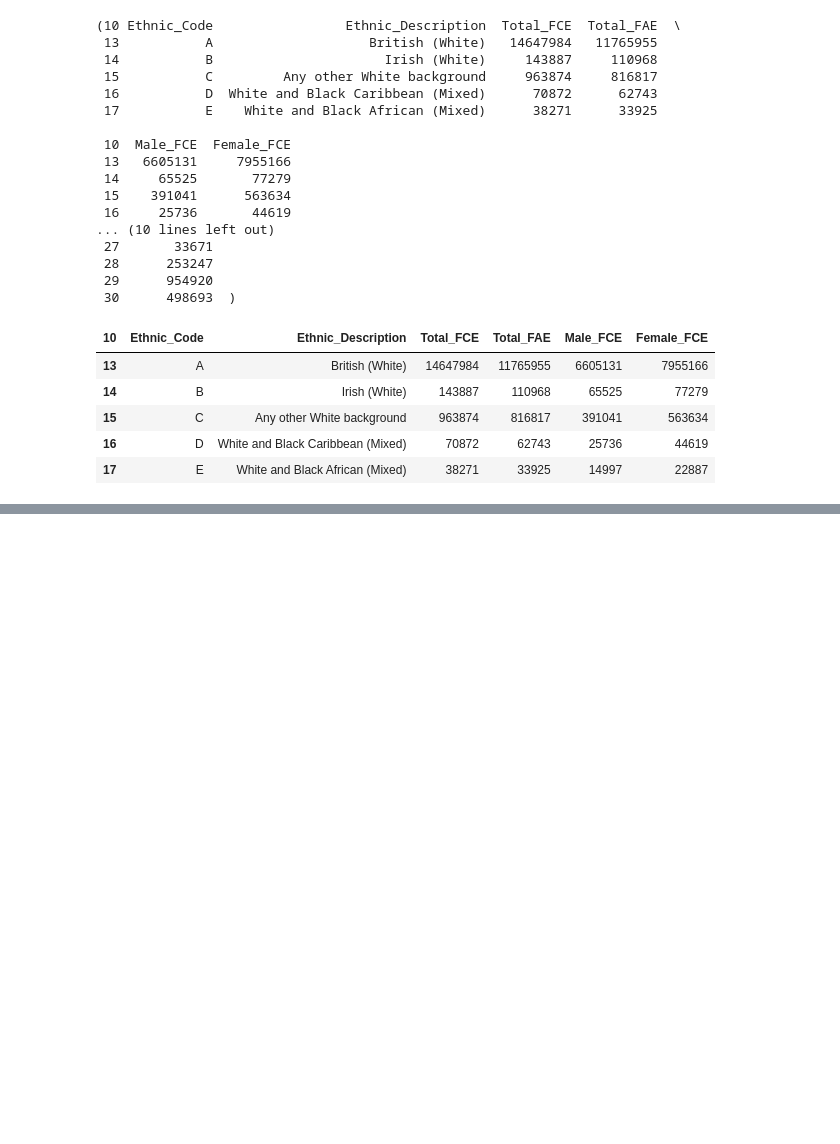
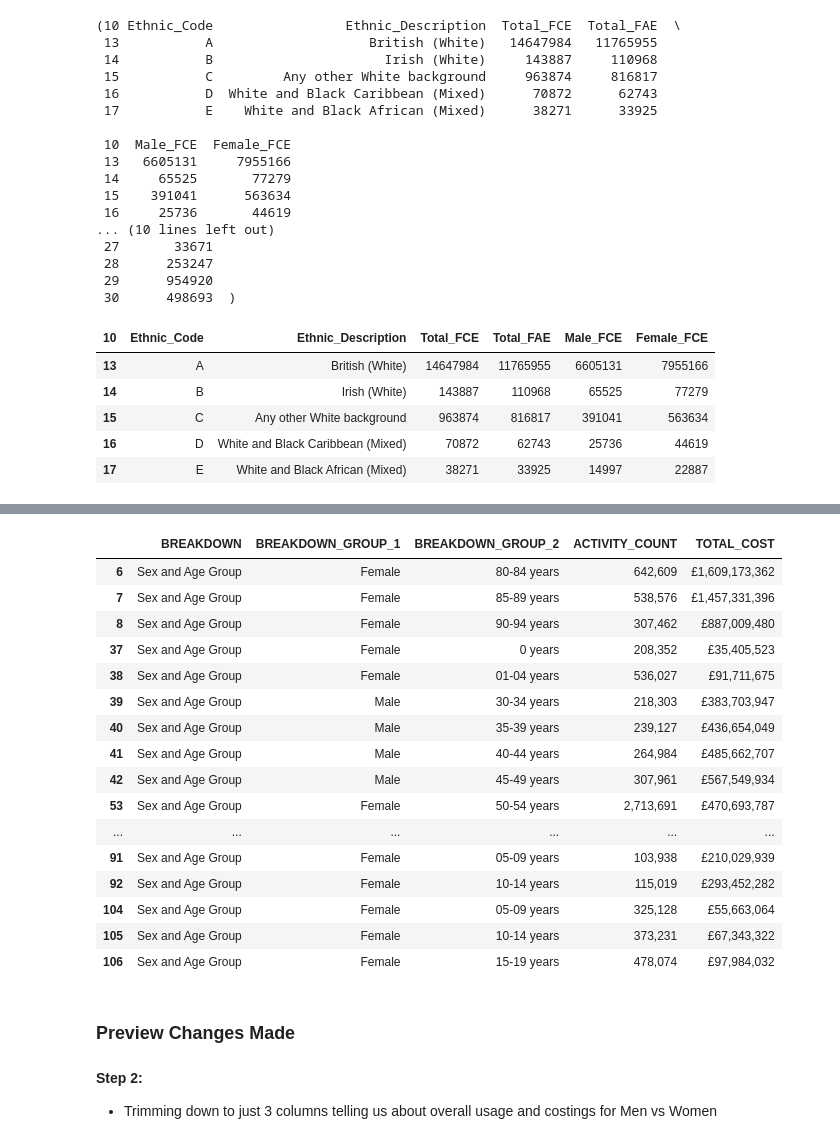
Before and after one commit to maymay238xx/Data-Science-Research-Project---Cisgender-and-Healthcare, a Jupyter notebook: notebooks/01-cleaning-reprocessing-notebook.ipynb, the cells around one changed output, grey strips where cells are left out. Drawn from its saved outputs; the diff is of its cells as text; code cells hidden in the pictures; blank space fills up the shorter version.

Commit message:
Combined cleaning into one notebook, added cleaning for supplementary datasets (UK Accounts & Patient Level Activity 2019-20), adding additional raw datasets, cleaned data to data/clean folder

```diff
--- a/notebooks/01-cleaning-reprocessing-notebook.ipynb
+++ b/notebooks/01-cleaning-reprocessing-notebook.ipynb
@@ -1095,0 +1112,5 @@ demog_sex_df.head()
+# %%
+file_path = "../data/raw/Integrated-Patient-Level-Activity-and-Costing-2021-22.csv"
+costing_21_22_df = pd.read_csv(file_path)
+
+costing_21_22_df.head()
@@ -1095,0 +1159,12 @@ demog_sex_df.head()
+# %%
+#Here I'm selecting which columns to include and dropping the remainder irrelevant ones
+costing_21_22_df["BREAKDOWN_GROUP_1"] = costing_21_22_df["BREAKDOWN_GROUP_1"].astype(str).str.strip()
+costing_21_22_df["BREAKDOWN_GROUP_2"] = costing_21_22_df["BREAKDOWN_GROUP_2"].astype(str).str.strip()
+
+costing_21_22_df["ACTIVITY_COUNT"] = pd.to_numeric(costing_21_22_df["ACTIVITY_COUNT"], errors="coerce")
+costing_21_22_df["TOTAL_COST"] = pd.to_numeric(costing_21_22_df["TOTAL_COST"], errors="coerce")
+
+
+costing_21_22_df = costing_21_22_df.dropna(subset=["ACTIVITY_COUNT", "TOTAL_COST"], how="all")
+
+costing_21_22_df.head()
@@ -1095,0 +1186,60 @@ demog_sex_df.head()
+# %%
+# filter to male and female only
+gender_df = costing_21_22_df[costing_21_22_df["BREAKDOWN_GROUP_1"].isin(["Male", "Female"])].copy()
+
+# keeps only the required columns
+gender_df = gender_df[[
+    "BREAKDOWN",
+    "BREAKDOWN_GROUP_1",
+    "BREAKDOWN_GROUP_2",
+    "ACTIVITY_COUNT",
+    "TOTAL_COST"
+]].copy()
+
+gender_summary = (
+    gender_df
+    .groupby("BREAKDOWN_GROUP_1", as_index=False)[["ACTIVITY_COUNT", "TOTAL_COST"]]
+    .sum()
+)
+#reformat ACTIVITY_COUNT and TOTAL_COST
+gender_df["ACTIVITY_COUNT"] = (
+    gender_df["ACTIVITY_COUNT"]
+    .fillna(0)
+    .round(0)
+    .astype(int)
+    .map("{:,}".format)
+)
+
+gender_df["TOTAL_COST"] = (
+    gender_df["TOTAL_COST"]
+    .fillna(0)
+    .round(0)
+    .astype(int)
+    .map("£{:,.0f}".format)
+)
+
+
+gender_df.head(20)
+# %% [output]
+|  | BREAKDOWN | BREAKDOWN_GROUP_1 | BREAKDOWN_GROUP_2 | ACTIVITY_COUNT | TOTAL_COST |
+| 6 | Sex and Age Group | Female | 80-84 years | 642,609 | £1,609,173,362 |
+| 7 | Sex and Age Group | Female | 85-89 years | 538,576 | £1,457,331,396 |
+| 8 | Sex and Age Group | Female | 90-94 years | 307,462 | £887,009,480 |
+| 37 | Sex and Age Group | Female | 0 years | 208,352 | £35,405,523 |
+| 38 | Sex and Age Group | Female | 01-04 years | 536,027 | £91,711,675 |
+| 39 | Sex and Age Group | Male | 30-34 years | 218,303 | £383,703,947 |
+| 40 | Sex and Age Group | Male | 35-39 years | 239,127 | £436,654,049 |
+| 41 | Sex and Age Group | Male | 40-44 years | 264,984 | £485,662,707 |
+| 42 | Sex and Age Group | Male | 45-49 years | 307,961 | £567,549,934 |
+| 53 | Sex and Age Group | Female | 50-54 years | 2,713,691 | £470,693,787 |
+| ... | ... | ... | ... | ... | ... |
+| 91 | Sex and Age Group | Female | 05-09 years | 103,938 | £210,029,939 |
+| 92 | Sex and Age Group | Female | 10-14 years | 115,019 | £293,452,282 |
+| 104 | Sex and Age Group | Female | 05-09 years | 325,128 | £55,663,064 |
+| 105 | Sex and Age Group | Female | 10-14 years | 373,231 | £67,343,322 |
+| 106 | Sex and Age Group | Female | 15-19 years | 478,074 | £97,984,032 |
+# %% [markdown]
+### Preview Changes Made
+# %% [markdown]
+**Step 2:**
+- Trimming down to just 3 columns telling us about overall usage and costings for Men vs Women
```
Also changed, not shown: parts of 39 cells of this notebook, 5 other files.
